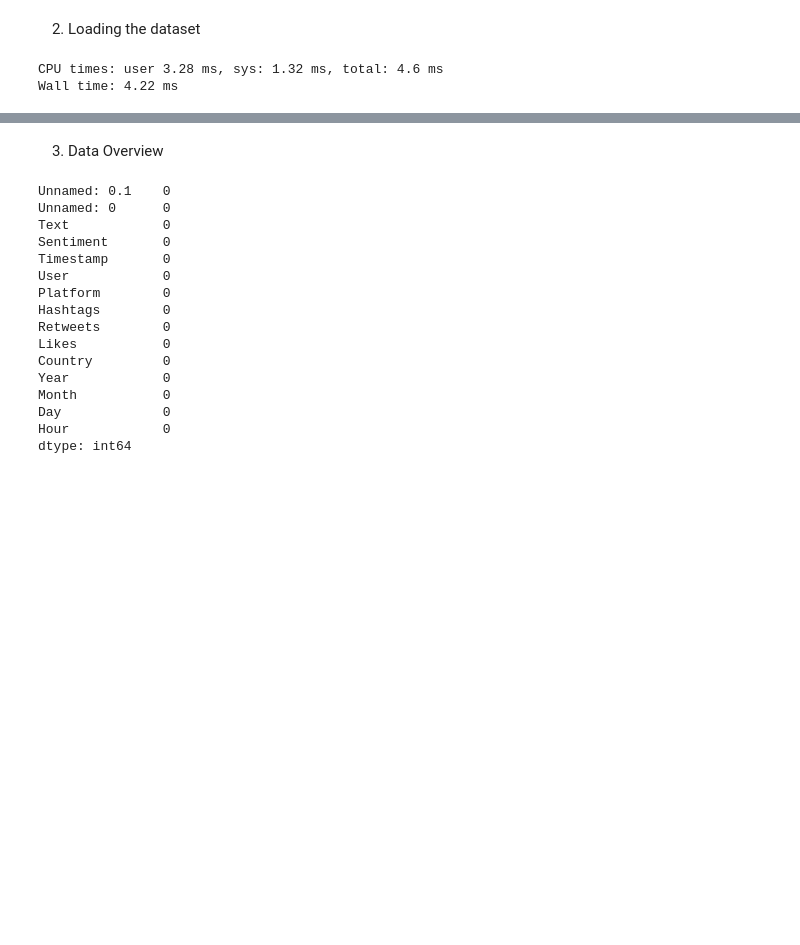
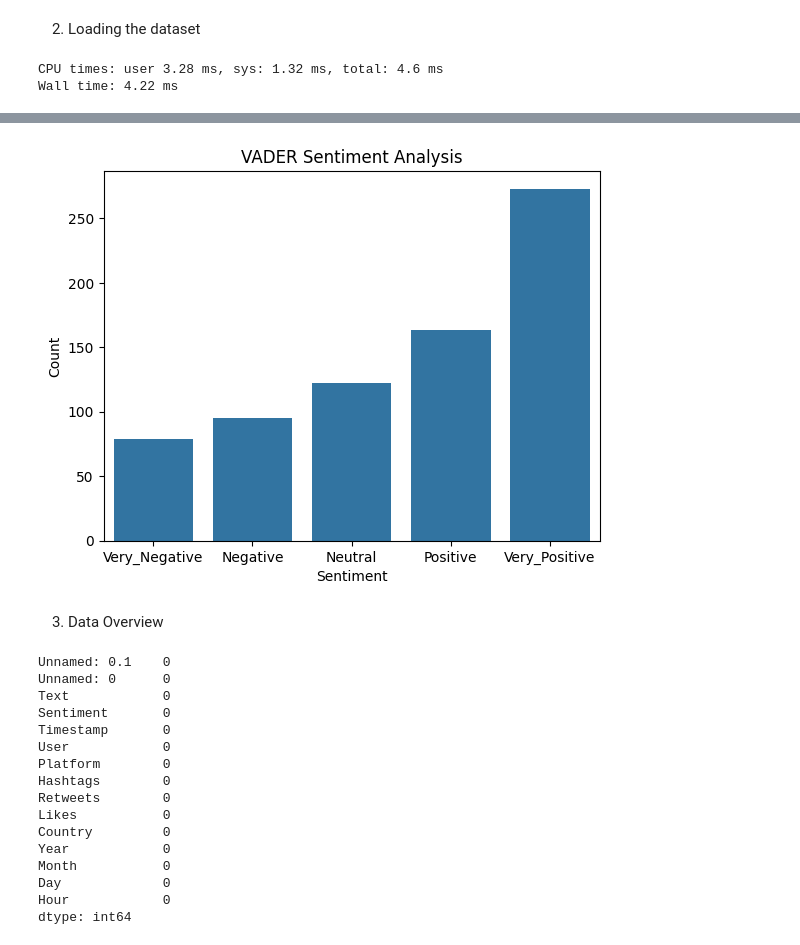
Before and after one commit to Begge10850/social_media, a Jupyter notebook: social_media_analysis.ipynb, the cells around one changed output, grey strips where cells are left out. Cells and saved outputs as stored; diff of their text form; code cells hidden in the pictures; blank space fills up the shorter version.

```diff
--- a/social_media_analysis.ipynb
+++ b/social_media_analysis.ipynb
@@ -45,3 +45,15 @@ df.head(10)
 | 7 | 7 | 7 | The new movie release is a must-w... | Positive | 2023-01-16 19:30:00 | MovieBuff | Instagram | #MovieNight #MustWatch | 15.0 | ... |
 | 8 | 8 | 8 | Political discussions heating up ... | Negative | 2023-01-17 08:00:00 | DebateTalk | Twitter | #Politics #Debate | 30.0 | ... |
 | 9 | 9 | 9 | Missing summer vibes and beach da... | Neutral | 2023-01-17 12:20:00 | BeachLover | Facebook | #Summer #BeachDays | 18.0 | ... |
+# %%
+# Applying the VADER sentiment analysis to the 'Text' column
+df['Vader_Sentiment'] = df['Text'].apply(lambda x: sia.polarity_scores(x)['compound'])
+# %%
+# Convert Vader_Sentiment to numeric, setting errors='coerce' to handle non-numeric values
+df['Vader_Sentiment'] = pd.to_numeric(df['Vader_Sentiment'], errors='coerce')
+# %%
+# Drop rows with NaN values in Vader_Sentiment (optional, depending on your use case)
+df.dropna(subset=['Vader_Sentiment'], inplace=True)
+# %%
+# Converting the sentiment score to a fine-grained sentiment label
+df['Vader_Sentiment'] = pd.cut(df['Vader_Sentiment'], bins=5, labels=['Very_Negative', 'Negative', 'Neutral', 'Positive', 'Very_Positive'])
@@ -48,3 +79,11 @@ df.head(10)
+# %%
+sns.countplot(x='Vader_Sentiment', data=df, order=['Very_Negative', 'Negative', 'Neutral', 'Positive', 'Very_Positive'])
+plt.xlabel('Sentiment')
+plt.ylabel('Count')
+plt.title('VADER Sentiment Analysis')
+plt.show()
+# %% [output]
+[figure, added]
 # %% [markdown]
 3. Data Overview
 # %%
```
Also changed, not shown: parts of 11 cells of this notebook.
